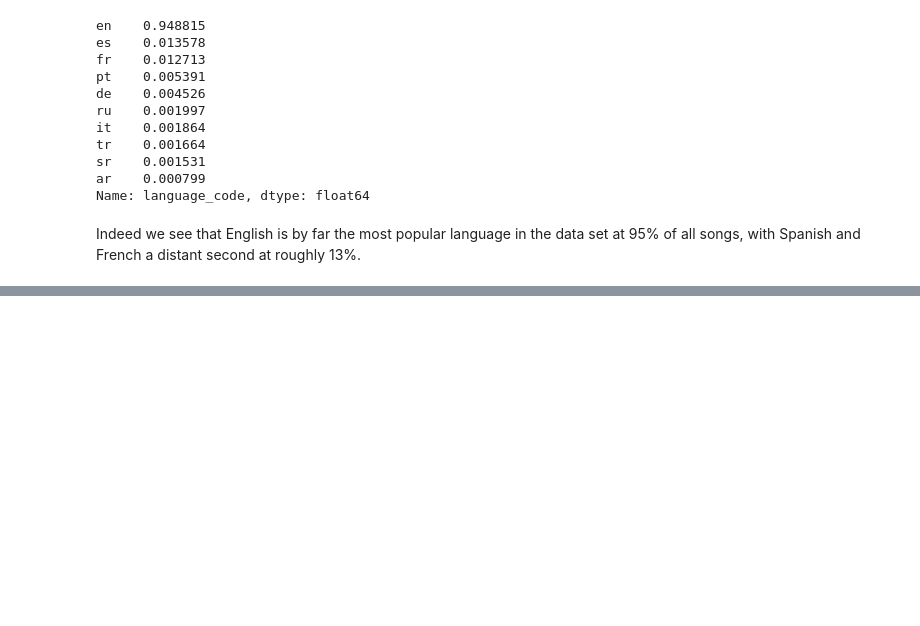
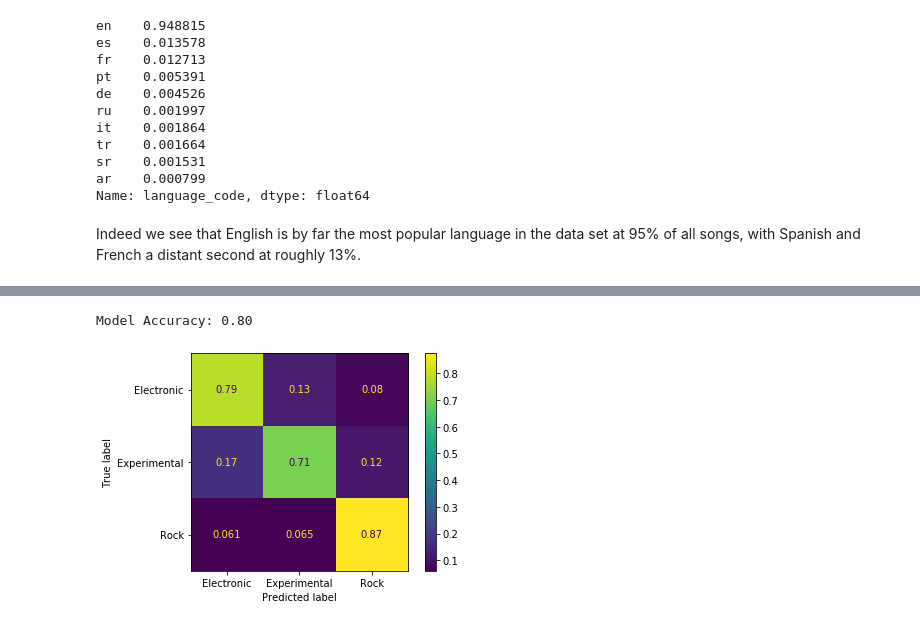
Before and after one commit to ryanmswan/springboard, a Jupyter notebook: capstone_eda/swan_capstone_analysis_updated.ipynb, the cells around one changed output, grey strips where cells are left out. Cells and saved outputs as stored; diff of their text form; code cells hidden in the pictures; blank space fills up the shorter version.

```diff
--- a/capstone_eda/swan_capstone_analysis_updated.ipynb
+++ b/capstone_eda/swan_capstone_analysis_updated.ipynb
@@ -313,0 +369,14 @@ Indeed we see that English is by far the most popular language in the data set a
+# %%
+from sklearn.preprocessing import StandardScaler
+from sklearn.neural_network import MLPClassifier
+
+# Scale features
+scaler = StandardScaler()
+scaler.fit(train_features)
+X_train = scaler.transform(train_features)
+X_test = scaler.transform(test_features)
+
+nnet = MLPClassifier(hidden_layer_sizes=(500,500,500), max_iter=500)
+nnet.fit(X_train, train_target)
+
+print('Model Accuracy:\t%.2f' % nnet.score(X_test, test_target))
@@ -313,0 +392,6 @@ Indeed we see that English is by far the most popular language in the data set a
+# %%
+plot_confusion_matrix(nnet, X_test, test_target, normalize='true')
+plt.show()
+# %% [output]
+Model Accuracy: 0.80
+[figure, added]
```
Also changed, not shown: parts of 18 cells of this notebook.
